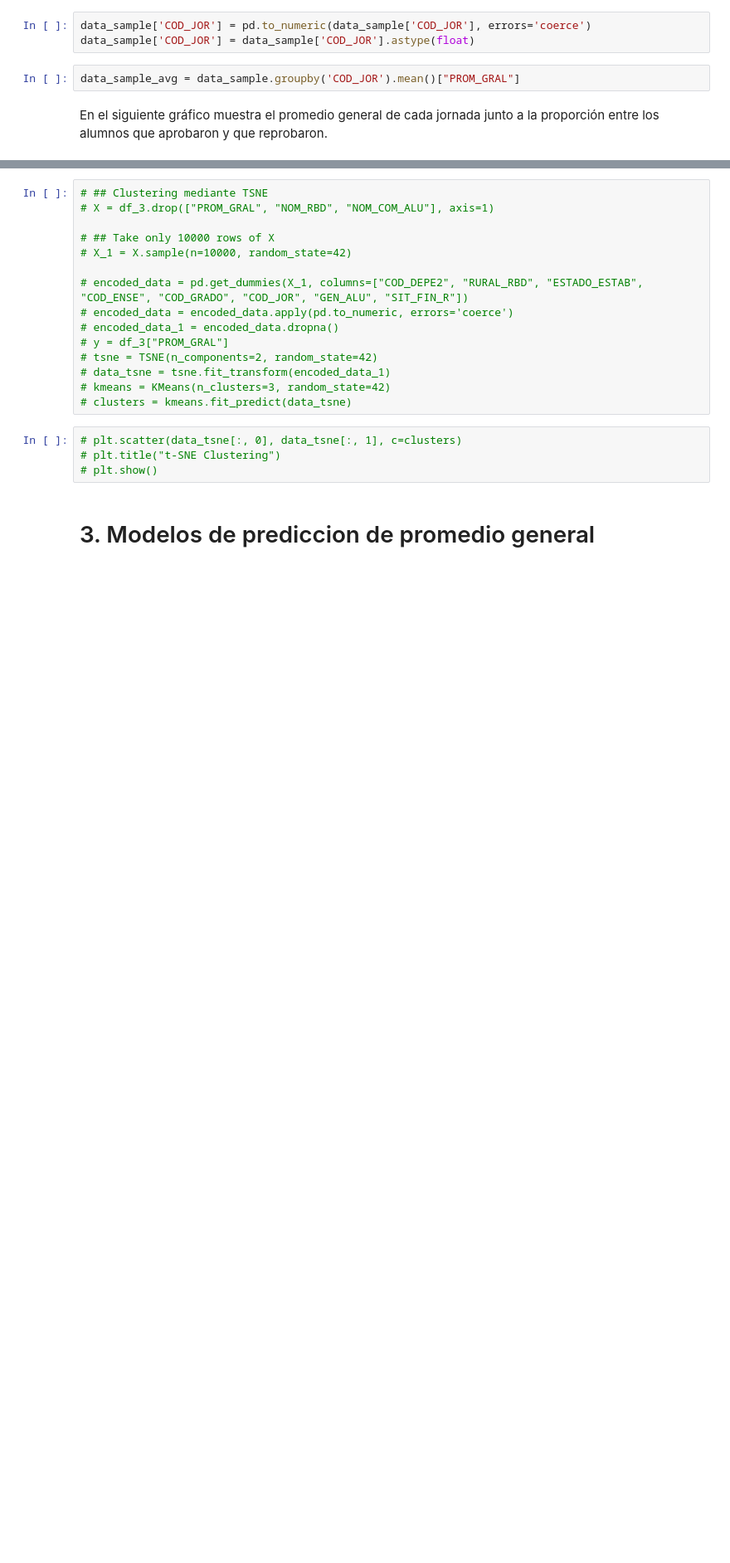
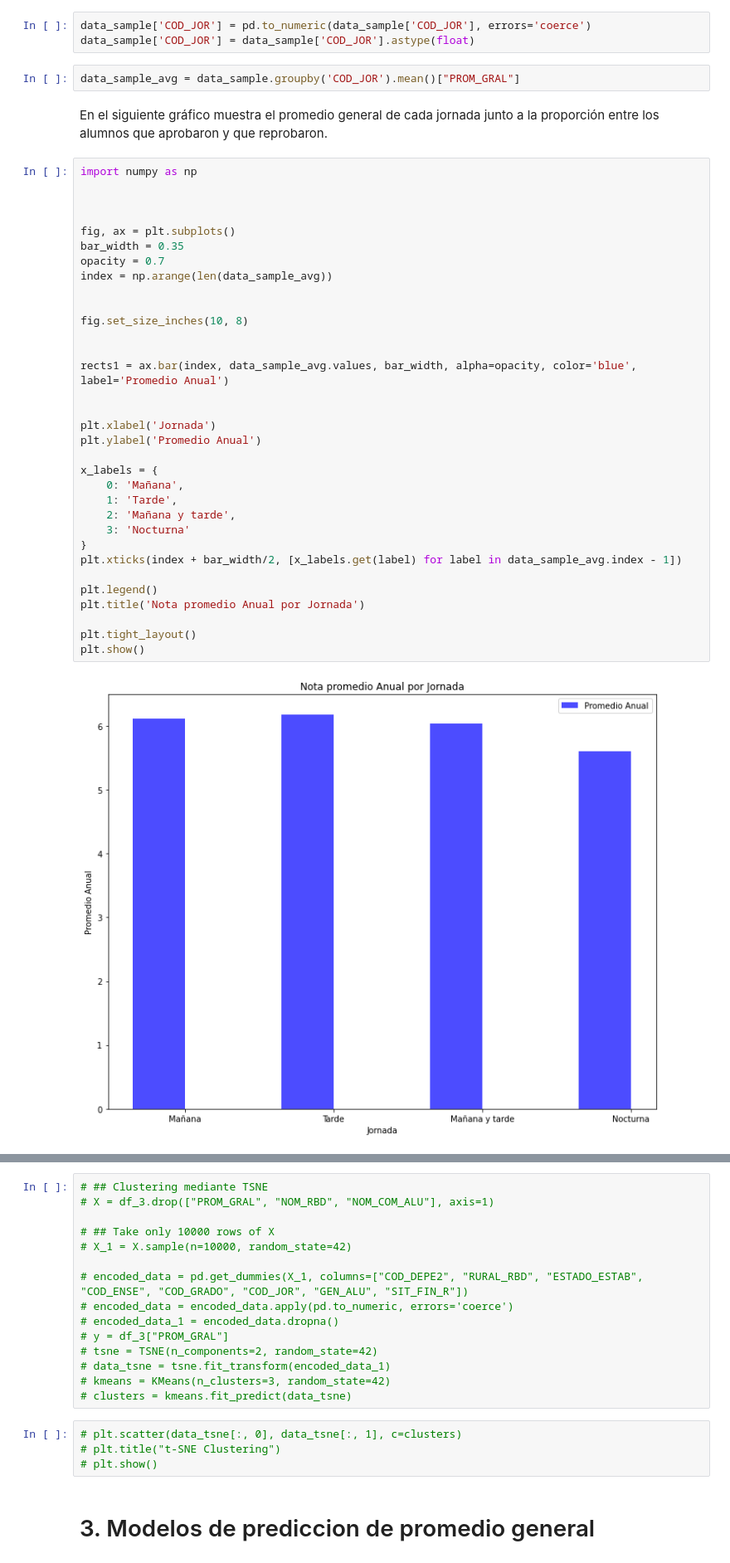
Before and after one commit to benja20029/IIC2433-Proyecto-Rendimiento-Academico, a Jupyter notebook: process_data.ipynb, the cells around one changed output, grey strips where cells are left out. Shown at 83% size. Drawn from its saved outputs; the diff is of its cells as text; blank space fills up the shorter version.

```diff
--- a/process_data.ipynb
+++ b/process_data.ipynb
@@ -301,6 +301,41 @@ data_sample['COD_JOR'] = data_sample['COD_JOR'].astype(float)
 data_sample_avg = data_sample.groupby('COD_JOR').mean()["PROM_GRAL"]
 # %% [markdown]
 En el siguiente gráfico muestra el promedio general de cada jornada junto a la proporción entre los alumnos que aprobaron y que reprobaron.
+# %%
+import numpy as np
+
+
+
+fig, ax = plt.subplots()
+bar_width = 0.35
+opacity = 0.7
+index = np.arange(len(data_sample_avg))
+
+
+fig.set_size_inches(10, 8)
+
+
+rects1 = ax.bar(index, data_sample_avg.values, bar_width, alpha=opacity, color='blue', label='Promedio Anual')
+
+
+plt.xlabel('Jornada')
+plt.ylabel('Promedio Anual')
+
+x_labels = {
+    0: 'Mañana',
+    1: 'Tarde',
+    2: 'Mañana y tarde',
+    3: 'Nocturna'
+}
+plt.xticks(index + bar_width/2, [x_labels.get(label) for label in data_sample_avg.index - 1])
+
+plt.legend()
+plt.title('Nota promedio Anual por Jornada')
+
+plt.tight_layout()
+plt.show()
+# %% [output]
+[figure, added]
 # %%
 import numpy as np
 
```
Also changed, not shown: parts of 4 cells of this notebook.
